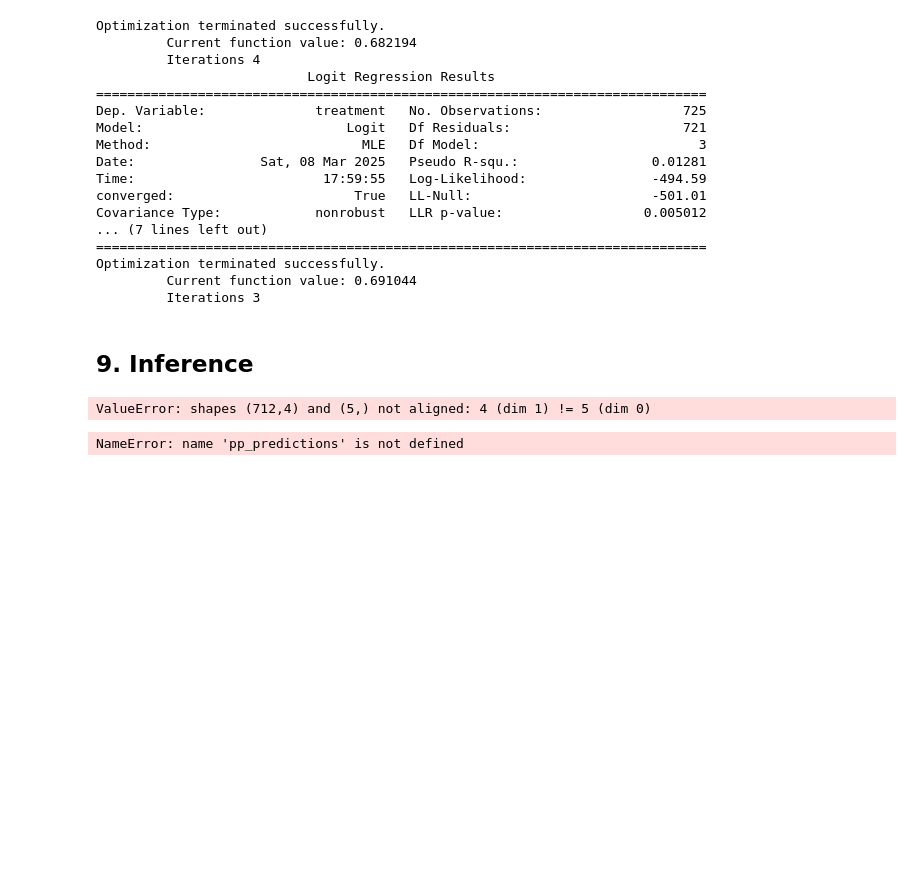
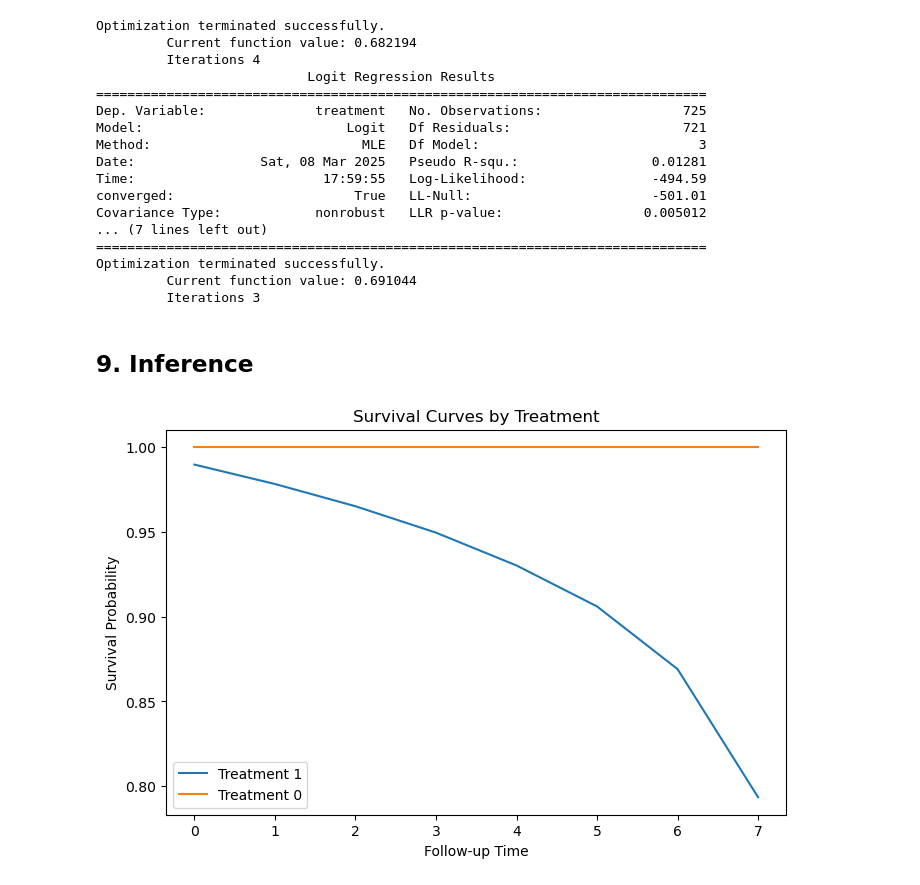
Before and after one commit to hsznzz/TTE, a Jupyter notebook: TTE-v1.ipynb, the cells around one changed output. Saved outputs shown, nothing was run; the diff lists cells and outputs as text; code cells hidden in the pictures; blank space fills up the shorter version.

```diff
--- a/TTE-v1.ipynb
+++ b/TTE-v1.ipynb
@@ -509,54 +502,28 @@ Optimization terminated successfully.
 # %% [markdown]
 ## **9. Inference**
 # %%
-def pp_outcomes(model, data, treatment_values):
-    """
-    Estimate survival probabilities or cumulative incidences for different values of assigned treatment.
+def estimate_survival(data, time_col, event_col, group_col):
+    kmf = KaplanMeierFitter()
+    survival_curves = {}
 
-    Parameters:
-        model (statsmodels object): The fitted regression model.
-        data (DataFrame): The dataset to make predictions on.
-        treatment_values (list): List of treatment values to predict for.
+    for group in data[group_col].unique():
+        group_data = data[data[group_col] == group]
+        kmf.fit(group_data[time_col], event_observed=group_data[event_col], label=str(group))
+        survival_curves[group] = kmf.survival_function_
 
-    Returns:
-        predictions (dict): Dictionary containing predictions for each treatment value.
-    """
-    predictions = {}
-    for value in treatment_values:
-        data_copy = data.copy()
-        data_copy["treatment"] = value
-        X_pred = sm.add_constant(data_copy[["treatment"] + ["x1", "x2", "x3"]])
-        predictions[value] = model.predict(X_pred)
-    return predictions
+    return survival_curves
 
-# Predict for PP and ITT models
-pp_predictions = predict_outcomes(msm_pp, trial_pp_expanded, treatment_values=[0, 1])
-itt_predictions = predict_outcomes(msm_itt, trial_itt_loaded, treatment_values=[0, 1])
+# Compute survival estimates for ITT model
+survival_curves = estimate_survival(trial_itt_loaded, time_col="followup_time", event_col="outcome", group_col="treatment")
 
-print("\nPredicted Outcomes for PP Analysis:")
-print(pp_predictions)
+plt.figure(figsize=(8, 5))
+for group, curve in survival_curves.items():
+    plt.plot(curve.index, curve, label=f"Treatment {group}")
 
-print("\nPredicted Outcomes for ITT Analysis:")
-print(itt_predictions)
+plt.xlabel("Follow-up Time")
+plt.ylabel("Survival Probability")
+plt.title("Survival Curves by Treatment")
+plt.legend()
+plt.show()
 # %% [output]
-ValueError: shapes (712,4) and (5,) not aligned: 4 (dim 1) != 5 (dim 0)
+[figure, added]
-# %%
-
-def plot_predictions(predictions, title):
-    """
-    Visualize predicted survival probabilities or cumulative incidences.
-    """
-    plt.figure(figsize=(8, 5))
-    for treatment, values in predictions.items():
-        plt.plot(values, label=f'Treatment {treatment}')
-    plt.xlabel('Observations')
-    plt.ylabel('Predicted Outcome')
-    plt.title(title)
-    plt.legend()
-    plt.show()
-
-# Plot predictions
-plot_predictions(pp_predictions, "Predicted Outcomes for PP Analysis")
-plot_predictions(itt_predictions, "Predicted Outcomes for ITT Analysis")
-# %% [output]
-NameError: name 'pp_predictions' is not defined
```
Also changed, not shown: parts of 1 cell of this notebook.
